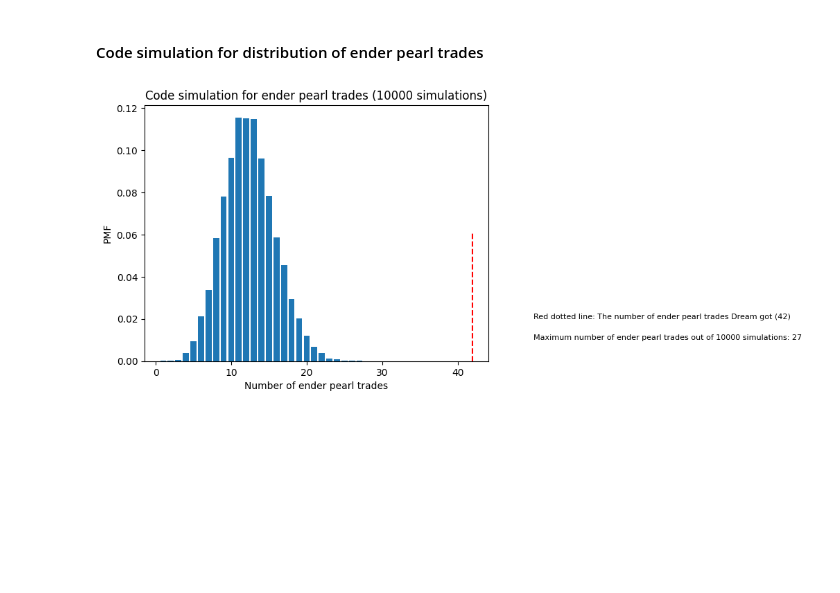
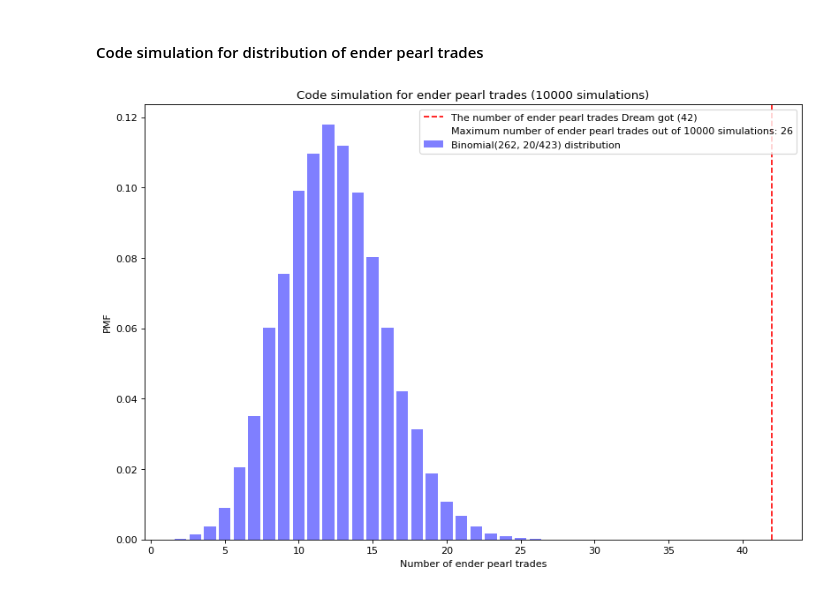
Before and after one commit to sam1037/Probability-project-estr2018-, a Jupyter notebook: Ender pearls.ipynb, the cells around one changed output. Cells and saved outputs as stored; diff of their text form; code cells hidden in the pictures; blank space fills up the shorter version.

Commit message:
updated style of simulations, and added Wilson's simulation

```diff
--- a/Ender pearls.ipynb
+++ b/Ender pearls.ipynb
@@ -61,38 +61,44 @@ import random
 from collections import Counter
 
 # set the parameters
 number_of_simulation = 10000
 data = [] # storing no. of trades for each trial, elements could repeat
 # n = 262
 # p = 20/423
 
 # repeat simulation
 for i in range(number_of_simulation):
     success_num = 0
     for j in range(n):
         if random.random() < p:
             success_num += 1
     data.append(success_num)
 
 # clean up the data
 dict = Counter(data)
 x_values = list(dict.keys())
 y_values = list(y/number_of_simulation for y in dict.values()) # turn frequency into relative frequency
 
 # find max
 max_x = max(x_values)
 
 # plot the graph
-plt.bar(x_values, y_values)
+fig = plt.figure(figsize=(12, 8), dpi=80)
+
+plt.bar(x_values, y_values, color='blue', alpha=0.5, label='Binomial(262, 20/423) distribution')
 plt.title(f"Code simulation for ender pearl trades ({number_of_simulation} simulations)")
-plt.axvline(dreams_result, color='r', linestyle='--', ymax = 0.5)
+plt.axvline(dreams_result, color='r', linestyle='--', ymax = 1, label = "The number of ender pearl trades Dream got (42)")
+plt.plot([], [], ' ', label=f"Maximum number of ender pearl trades out of {number_of_simulation} simulations: {max_x}")
+
+plt.legend()
+
 plt.xlabel("Number of ender pearl trades")
 plt.ylabel("PMF")
-plt.text(50, 0.02, "Red dotted line: The number of ender pearl trades Dream got (42)", fontsize=8, color='black')
-plt.text(50, 0.01, f"Maximum number of ender pearl trades out of {number_of_simulation} simulations: {max_x}", fontsize=8, color='black')
+#plt.text(50, 0.02, "Red dotted line: The number of ender pearl trades Dream got (42)", fontsize=8, color='black')
+#plt.text(50, 0.01, f"Maximum number of ender pearl trades out of {number_of_simulation} simulations: {max_x}", fontsize=8, color='black')
 plt.show()
 # %% [output]
-[figure, old version]
+[figure, new version]
 # %%
 #### Code simulation for distribution of ender pearl trades with deduced modified probability
 # %%
```
Also changed, not shown: parts of 1 cell of this notebook, 1 other file.
